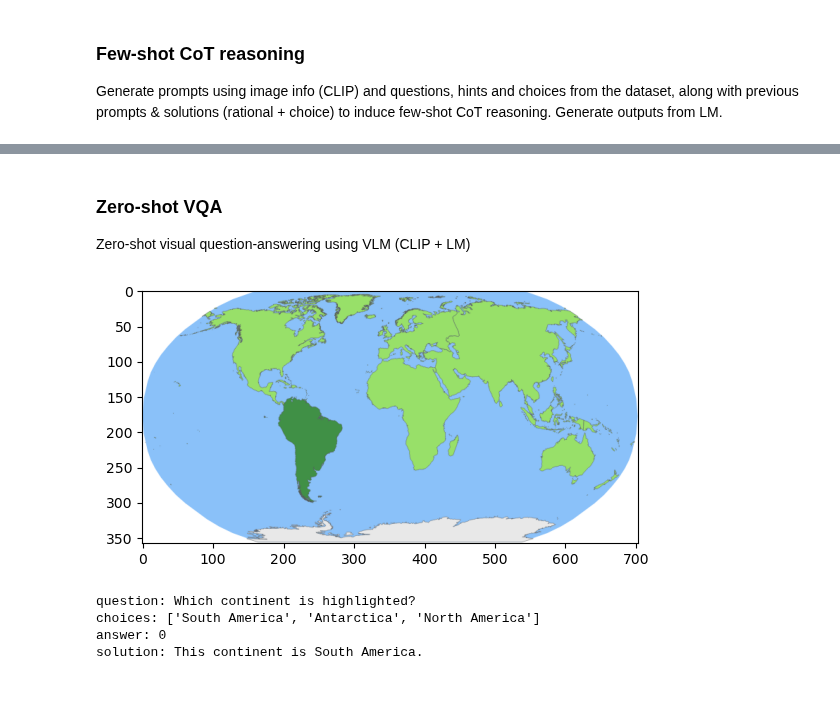
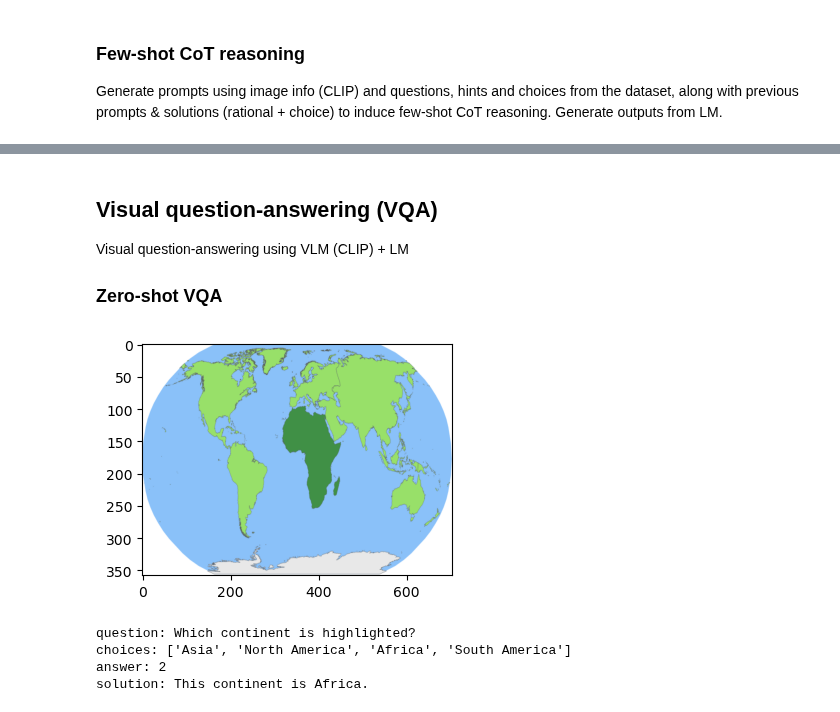
Before and after one commit to milenakapralova/socraticmodels, a Jupyter notebook: notebooks/socratic_mm_reasoning.ipynb, the cells around one changed output, grey strips where cells are left out. Cells and saved outputs as stored; diff of their text form; code cells hidden in the pictures.

```diff
--- a/notebooks/socratic_mm_reasoning.ipynb
+++ b/notebooks/socratic_mm_reasoning.ipynb
@@ -216,18 +239,19 @@ print(f'output: {output}\ngt solution: {sample["solution"]}\ngt answer: {target_
 # %% [markdown]
+## Visual question-answering (VQA)
+Visual question-answering using VLM (CLIP) + LM
 ### Zero-shot VQA
-Zero-shot visual question-answering using VLM (CLIP + LM)
 # %%
 # get sample
-sample_idx = 134
+sample_idx = 148 # 134, 148
 sample = scienceQA_dataset[sample_idx]
 # show sample
-plt.figure(figsize=(4, 4))
-plt.imshow(sample['image'])
+plt.figure(figsize=(4, 3))
+plt.imshow(sample['image'], aspect='auto')
 plt.show()
 print(f'question: {sample["question"]}\nchoices: {sample["choices"]}\nanswer: {sample["answer"]}\nsolution: {sample["solution"]}')
 # %% [output]
-[figure, old version]
+[figure, new version]
 question: Which continent is highlighted?
-choices: ['South America', 'Antarctica', 'North America']
-answer: 0
-solution: This continent is South America.
+choices: ['Asia', 'North America', 'Africa', 'South America']
+answer: 2
+solution: This continent is Africa.
```
Also changed, not shown: parts of 14 cells of this notebook, 3 other files.
